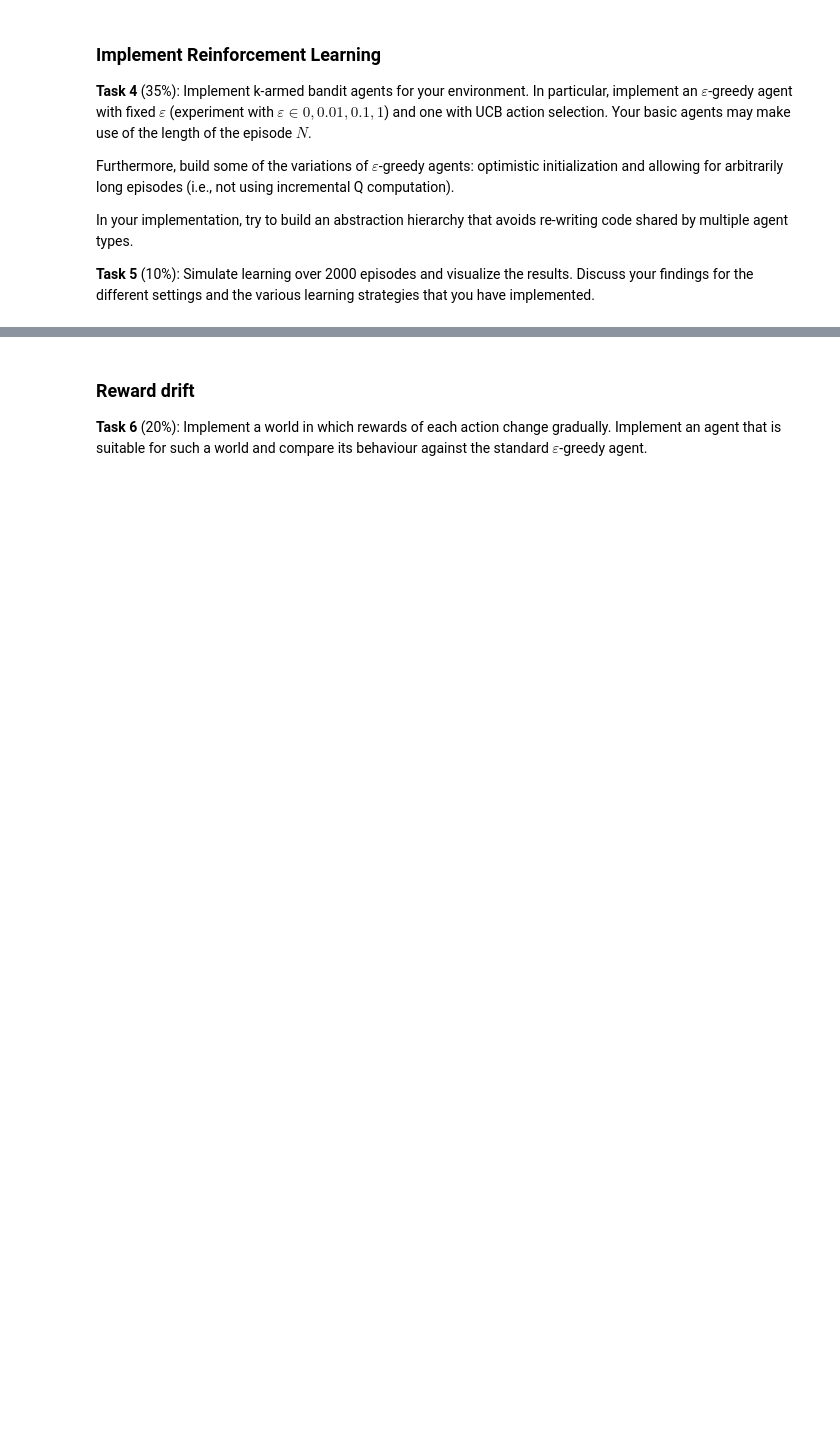
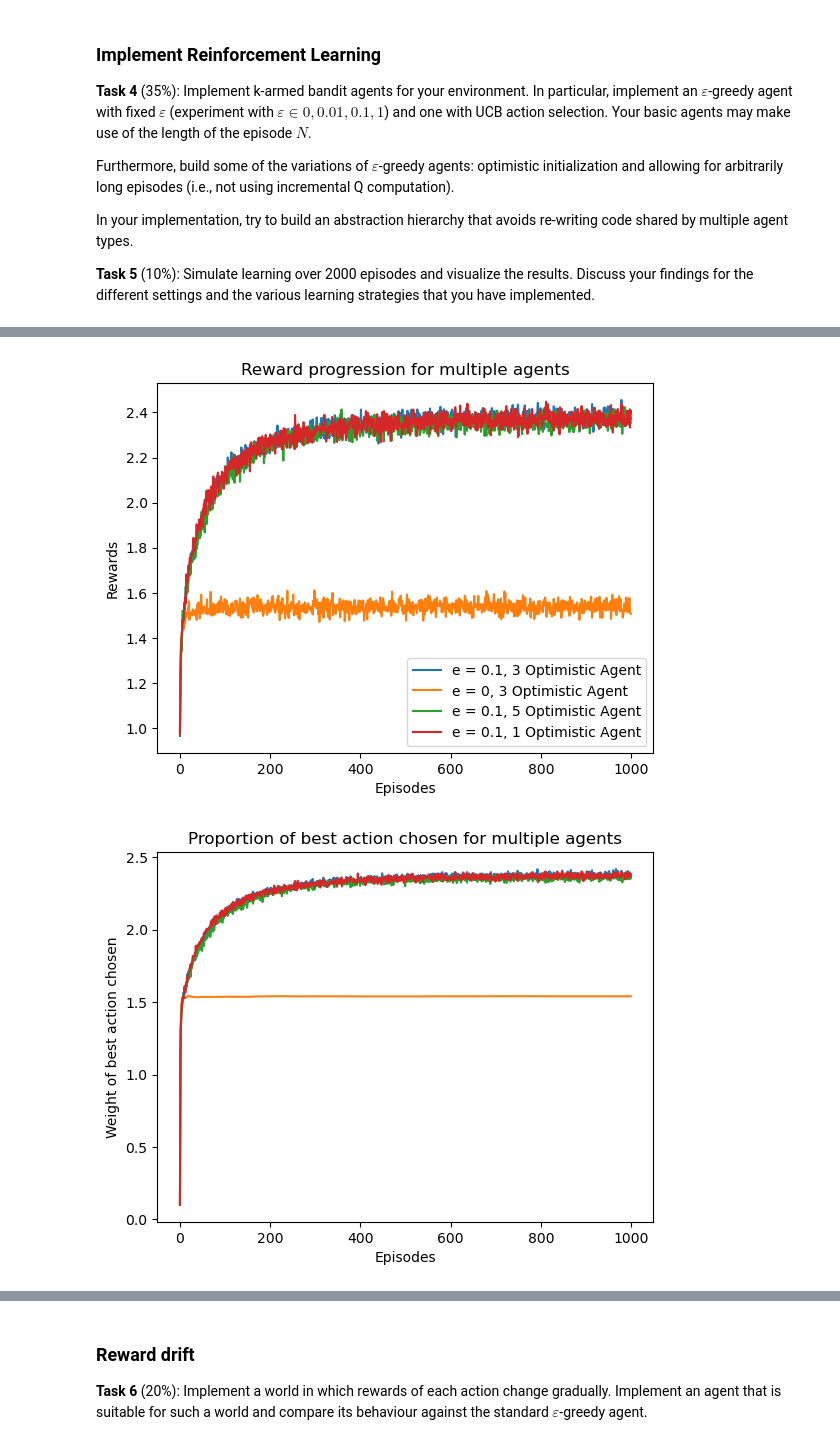
Before and after one commit to MzudemO/ml-ss2021, a Jupyter notebook: assignment_7/exercise_7_RL_sheet.ipynb, the cells around one changed output, grey strips where cells are left out. Cells and saved outputs as stored; diff of their text form; code cells hidden in the pictures; blank space fills up the shorter version.

```diff
--- a/assignment_7/exercise_7_RL_sheet.ipynb
+++ b/assignment_7/exercise_7_RL_sheet.ipynb
@@ -194,0 +341,16 @@ TypeError: __init__() missing 1 required positional argument: 'epsilon'
+# %%
+e = Experiment(world=BaseWorld, k=10, n=1000)
+e.compare_agents(
+    repetitions=2000,
+    agents=[OptimisticAgent, OptimisticAgent, OptimisticAgent, OptimisticAgent],
+    values=[
+        {"epsilon": 0.1, "initial": 3},
+        {"epsilon": 0, "initial": 3},
+        {"epsilon": 0.1, "initial": 5},
+        {"epsilon": 0.1, "initial": 1},
+    ],
+)
+e.plot_compare()
+# %% [output]
+[figure, added]
+[figure, added]
```
Also changed, not shown: parts of 13 cells of this notebook.
